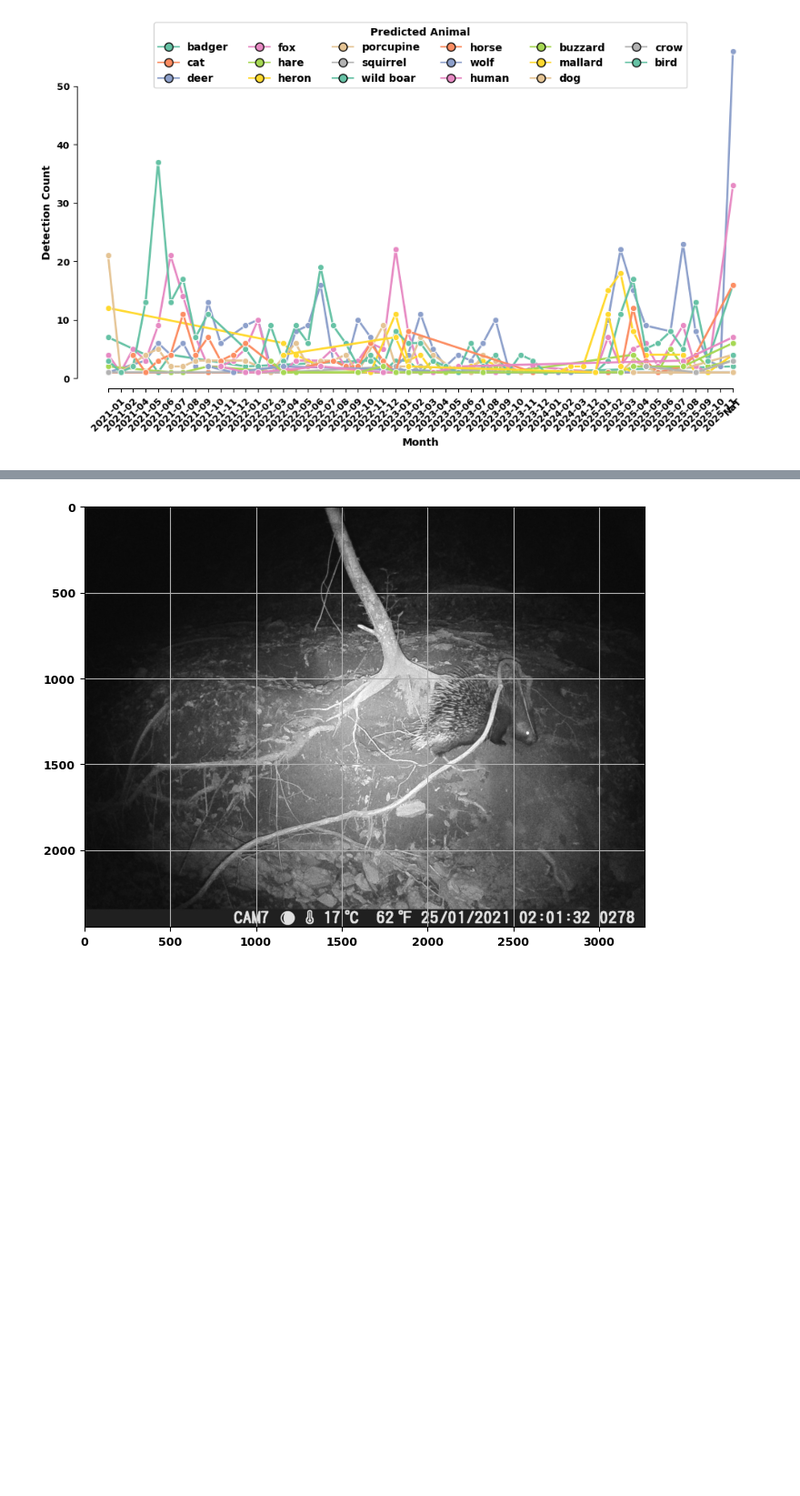
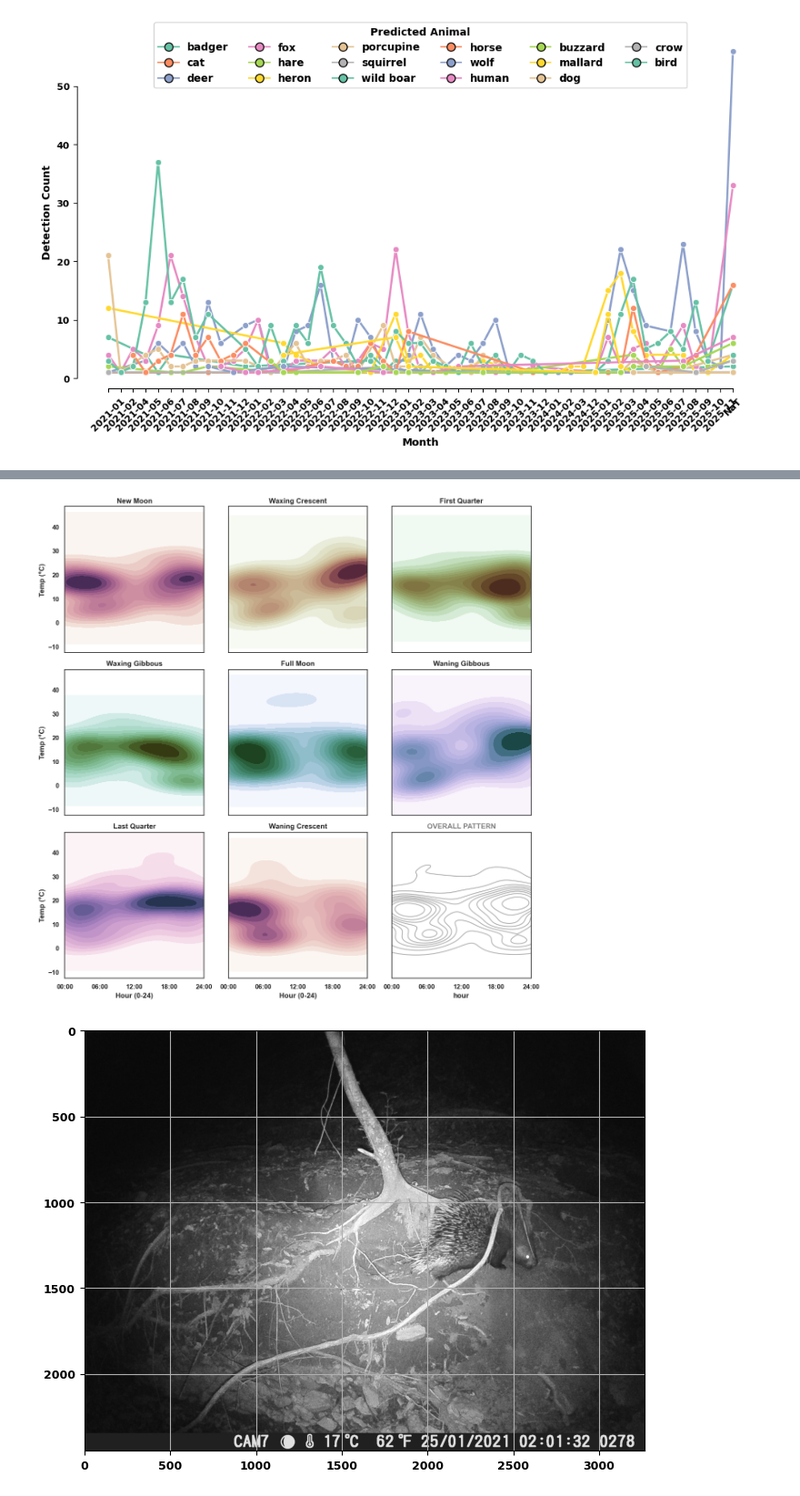
Before and after one commit to aculei/aculei-ai, a Jupyter notebook: notebooks/viz.ipynb, the cells around one changed output, grey strips where cells are left out. Shown at 91% size. Saved outputs shown, nothing was run; the diff lists cells and outputs as text; code cells hidden in the pictures; blank space fills up the shorter version.

```diff
--- a/notebooks/viz.ipynb
+++ b/notebooks/viz.ipynb
@@ -236,3 +286,55 @@ plt.show()
+# %%
+# Define the logical order of moon phases for the grid
+moon_order = [
+    "New Moon", "Waxing Crescent", "First Quarter", "Waxing Gibbous",
+    "Full Moon", "Waning Gibbous", "Last Quarter", "Waning Crescent"
+]
+
+# 2. Set up the figure (3x3 grid)
+sns.set_theme(style="white")
+fig, axes = plt.subplots(3, 3, figsize=(12, 12), sharex=True, sharey=True)
+axes_flat = axes.flatten()
+
+# Generate distinct color palettes
+palettes = np.linspace(0, 3, len(moon_order))
+
+for i, phase in enumerate(moon_order):
+    ax = axes_flat[i]
+    subset = df[df['moon_phase'] == phase]
+
+    if not subset.empty:
+        cmap = sns.cubehelix_palette(start=palettes[i], light=1, as_cmap=True)
+
+        sns.kdeplot(
+            data=subset,
+            x="hour",
+            y="temperature",
+            cmap=cmap,
+            fill=True,
+            thresh=0,
+            levels=15,
+            ax=ax,
+        )
+
+    ax.set_title(phase, fontweight='bold', fontsize=12)
+    ax.set_xlabel("Hour (0-24)")
+    ax.set_ylabel("Temp (°C)")
+
+# 3. Handle the 9th subplot (Summary or Empty)
+# Let's use the last plot to show the 'Total' distribution across all phases
+sns.kdeplot(
+    data=df, x="hour", y="temperature",
+    fill=False, color="black", alpha=0.3, ax=axes_flat[8]
+)
+axes_flat[8].set_title("OVERALL PATTERN", fontweight='bold', color='gray')
+
+# Formatting tweaks
+plt.xlim(0, 24)
+plt.xticks([0, 6, 12, 18, 24], ['00:00', '06:00', '12:00', '18:00', '24:00'])
+plt.tight_layout()
+plt.show()
+# %% [output]
+[figure, added]
 # %%
 from PIL import Image
 
```
Also changed, not shown: parts of 2 cells of this notebook, 1 other file.
